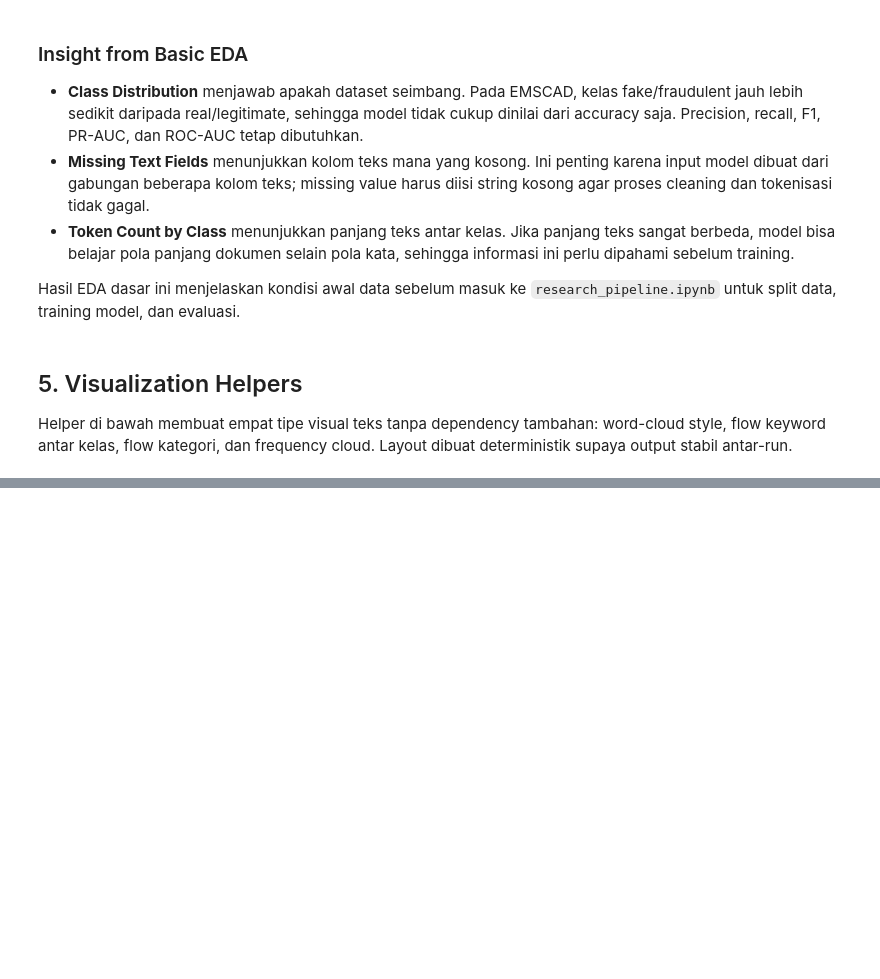
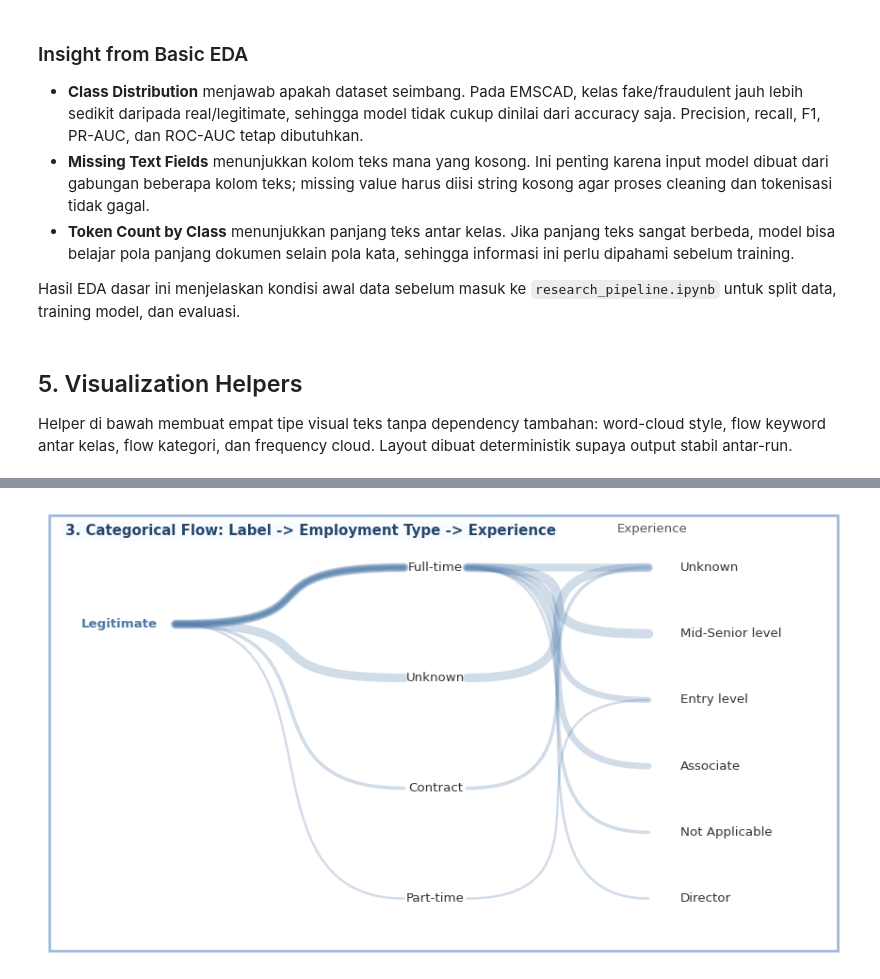
Before and after one commit to z0zero/job-scam-BERT-ALBERT-RoBERTa, a Jupyter notebook: eda_text_visualization.ipynb, the cells around one changed output, grey strips where cells are left out. Saved outputs shown, nothing was run; the diff lists cells and outputs as text; code cells hidden in the pictures; blank space fills up the shorter version.

```diff
--- a/eda_text_visualization.ipynb
+++ b/eda_text_visualization.ipynb
@@ -596,0 +690,11 @@ Saved figure to: /content/artifacts/figures/eda_text_visualization_examples.png
+# %%
+fig, ax = plt.subplots(figsize=(9, 5))
+draw_categorical_flow(
+    ax,
+    df,
+    "3. Categorical Flow: Label -> Employment Type -> Experience",
+    max_rows=9,
+)
+plt.show()
+# %% [output]
+[figure, added]
```
Also changed, not shown: parts of 17 cells of this notebook, 8 other files.
